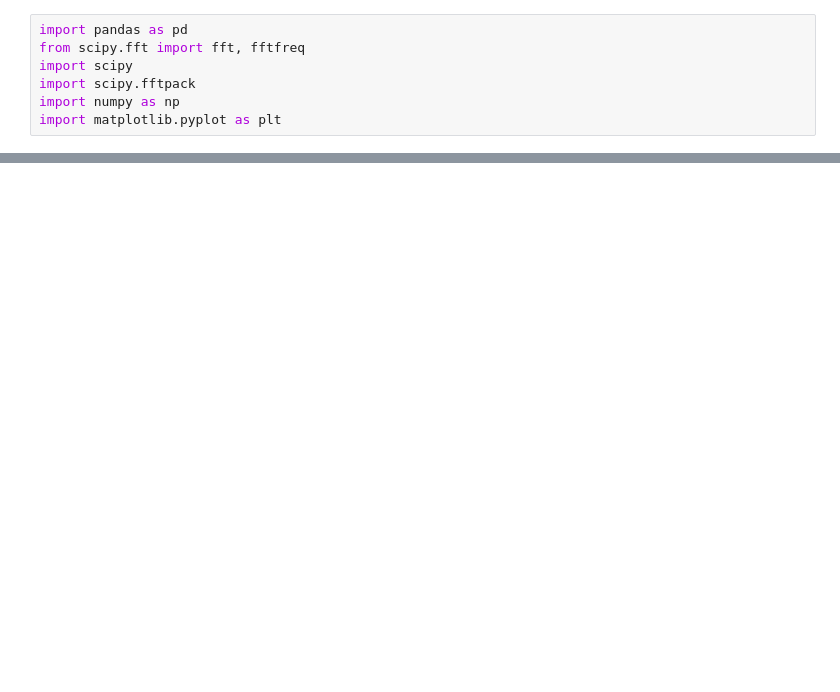
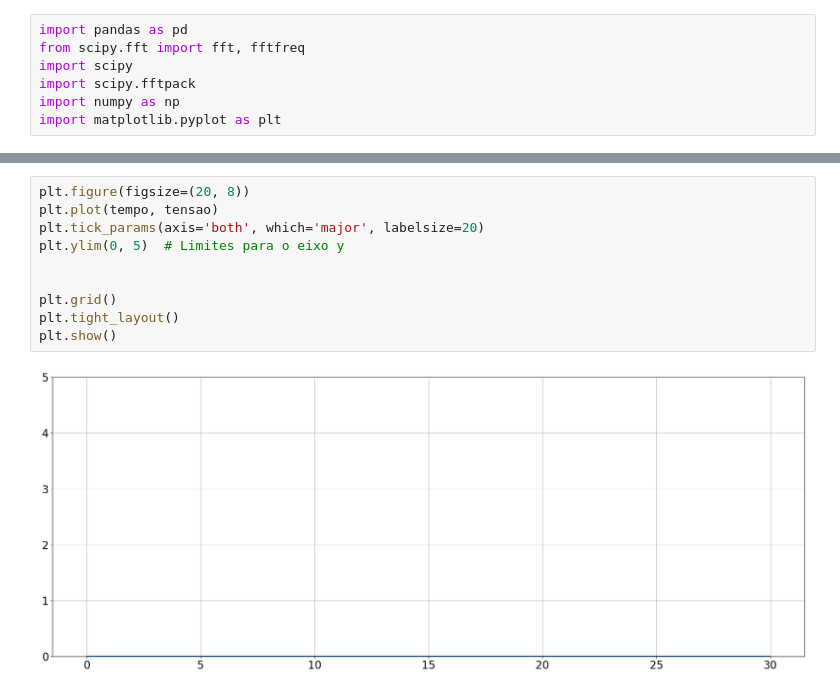
Before and after one commit to juaoqueiroz/EnsaioVibracao, a Jupyter notebook: Data/DataAnalysis/FFT Ploting.ipynb, the cells around one changed output, grey strips where cells are left out. Saved outputs shown, nothing was run; the diff lists cells and outputs as text; blank space fills up the shorter version.

```diff
--- a/Data/DataAnalysis/FFT Ploting.ipynb
+++ b/Data/DataAnalysis/FFT Ploting.ipynb
@@ -31,0 +70,12 @@ TypeError: 'module' object is not callable
+# %%
+plt.figure(figsize=(20, 8))
+plt.plot(tempo, tensao)
+plt.tick_params(axis='both', which='major', labelsize=20)
+plt.ylim(0, 5)  # Limites para o eixo y
+
+
+plt.grid()
+plt.tight_layout()
+plt.show()
+# %% [output]
+[figure, added]
```
Also changed, not shown: parts of 4 cells of this notebook, 6 other files.
